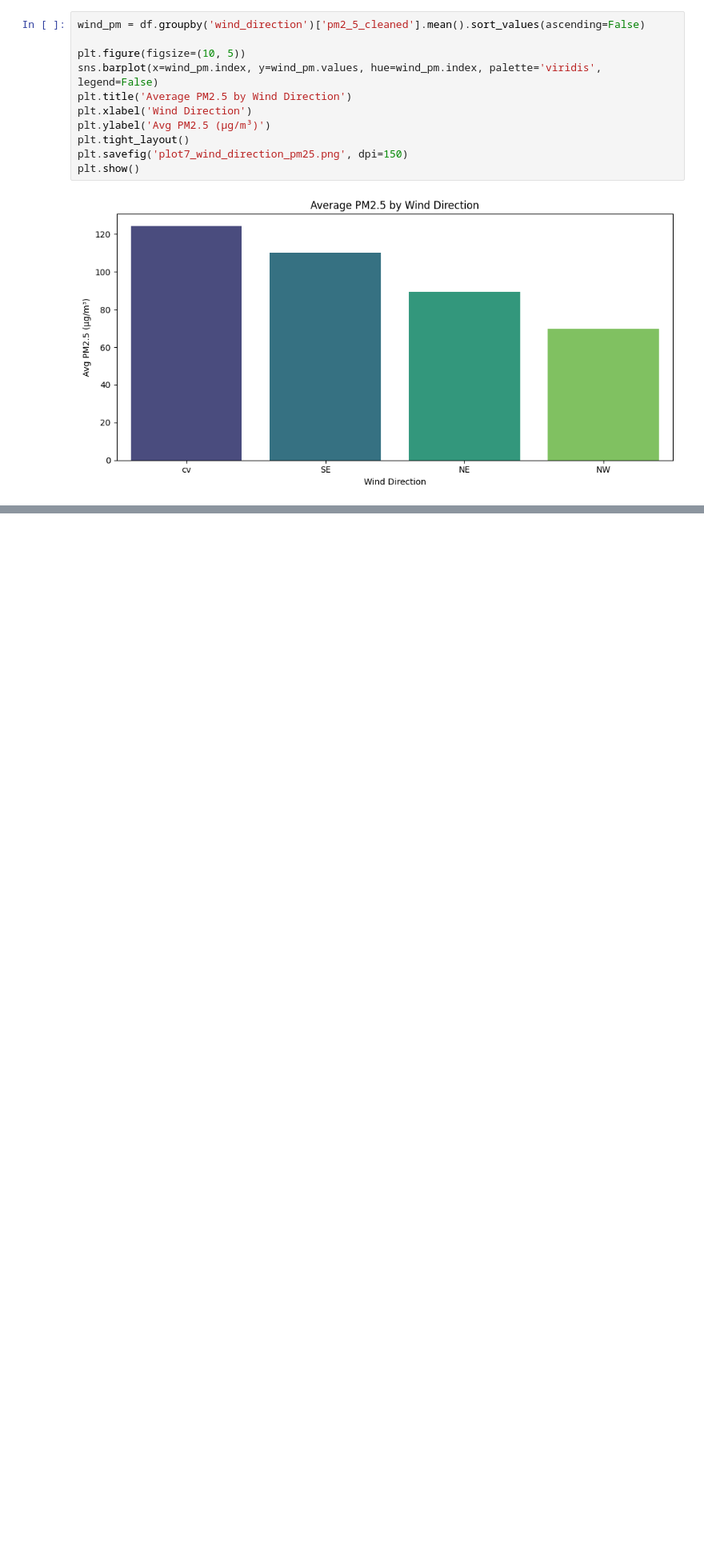
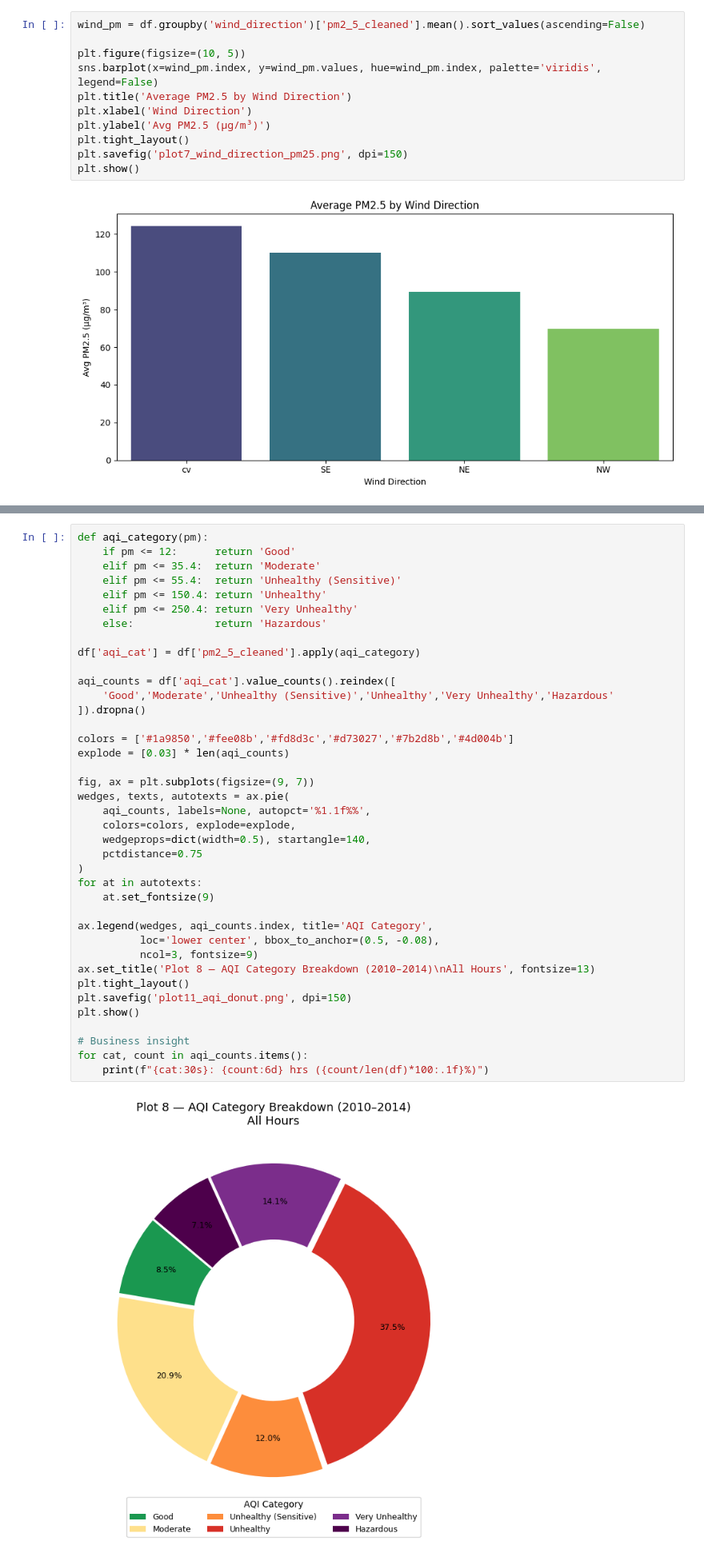
Before and after one commit to MilindDevX/SectionD_G12_BeijingPM25Analysis, a Jupyter notebook: notebooks/03_eda.ipynb, the cells around one changed output, grey strips where cells are left out. Shown at 80% size. Cells and saved outputs as stored; diff of their text form; blank space fills up the shorter version.

Commit message:
Add business-focused KPI plots to EDA notebook

```diff
--- a/notebooks/03_eda.ipynb
+++ b/notebooks/03_eda.ipynb
@@ -145,0 +148,41 @@ plt.show()
+# %%
+def aqi_category(pm):
+    if pm <= 12:      return 'Good'
+    elif pm <= 35.4:  return 'Moderate'
+    elif pm <= 55.4:  return 'Unhealthy (Sensitive)'
+    elif pm <= 150.4: return 'Unhealthy'
+    elif pm <= 250.4: return 'Very Unhealthy'
+    else:             return 'Hazardous'
+
+df['aqi_cat'] = df['pm2_5_cleaned'].apply(aqi_category)
+
+aqi_counts = df['aqi_cat'].value_counts().reindex([
+    'Good','Moderate','Unhealthy (Sensitive)','Unhealthy','Very Unhealthy','Hazardous'
+]).dropna()
+
+colors = ['#1a9850','#fee08b','#fd8d3c','#d73027','#7b2d8b','#4d004b']
+explode = [0.03] * len(aqi_counts)
+
+fig, ax = plt.subplots(figsize=(9, 7))
+wedges, texts, autotexts = ax.pie(
+    aqi_counts, labels=None, autopct='%1.1f%%',
+    colors=colors, explode=explode,
+    wedgeprops=dict(width=0.5), startangle=140,
+    pctdistance=0.75
+)
+for at in autotexts:
+    at.set_fontsize(9)
+
+ax.legend(wedges, aqi_counts.index, title='AQI Category',
+          loc='lower center', bbox_to_anchor=(0.5, -0.08),
+          ncol=3, fontsize=9)
+ax.set_title('Plot 8 — AQI Category Breakdown (2010–2014)\nAll Hours', fontsize=13)
+plt.tight_layout()
+plt.savefig('plot11_aqi_donut.png', dpi=150)
+plt.show()
+
+# Business insight
+for cat, count in aqi_counts.items():
+    print(f"{cat:30s}: {count:6d} hrs ({count/len(df)*100:.1f}%)")
+# %% [output]
+[figure, added]
```
Also changed, not shown: parts of 10 cells of this notebook, 15 other files.
